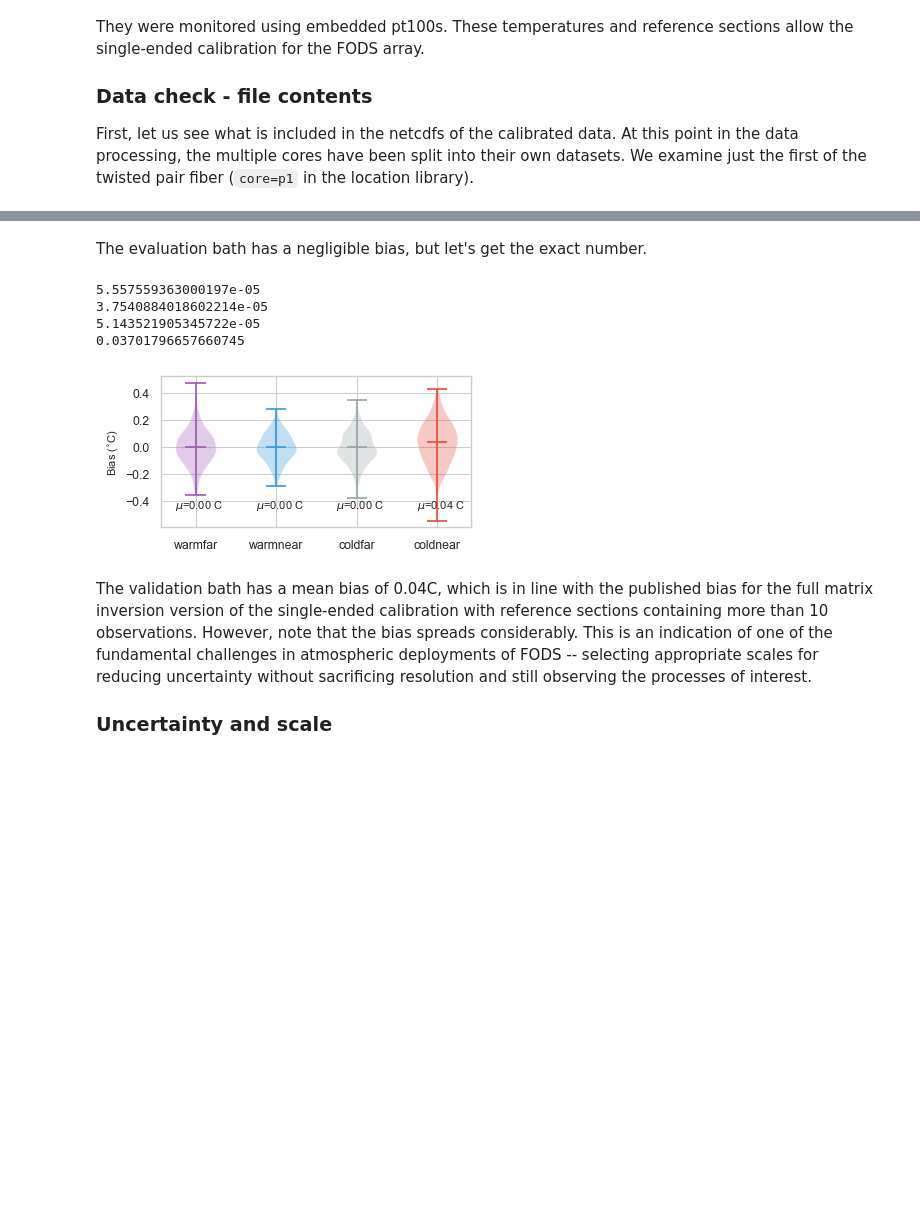
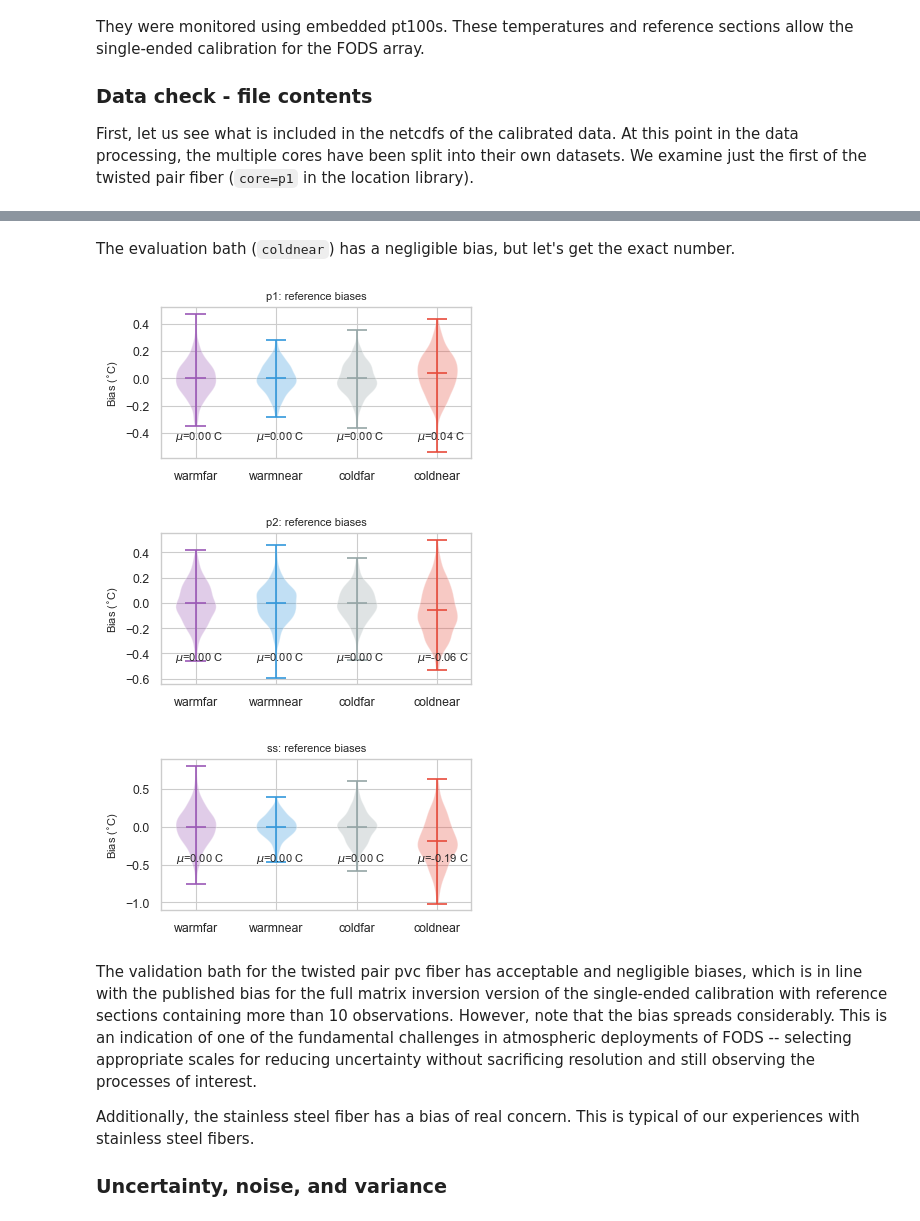
Before and after one commit to klapo/pyfocs, a Jupyter notebook: example/pyfocs_ex2_calibcheck.ipynb, the cells around one changed output, grey strips where cells are left out. Cells and saved outputs as stored; diff of their text form; code cells hidden in the pictures; blank space fills up the shorter version.

Commit message:
Updating the example
Problem with the looping through files for multicore fiber. There is
also a problem in how it saves the stainless steel heated/unheated
sections.

```diff
--- a/example/pyfocs_ex2_calibcheck.ipynb
+++ b/example/pyfocs_ex2_calibcheck.ipynb
@@ -145,0 +129,18 @@ Data variables:
+# %%
+os.chdir(dir_data_cal)
+
+# Open each cores calibrated datset
+# smpl_data = []
+# smpl_data.append(xr.open_dataset('example_cal_channel 1_20190722-0000_p1.nc'))
+# smpl_data.append(xr.open_dataset('example_cal_channel 1_20190722-0000_p2.nc'))
+# smpl_data.append(xr.open_dataset('example_cal_channel 1_20190722-0000_ss.nc'))
+# # Concatenate along the LAF dimension. The load function stops xarray from
+# # doing some stupid lazy loading computations.
+# smpl_data = xr.concat(smpl_data, dim='LAF').load()
+
+smpl_data = {}
+smpl_data['p1'] = xr.open_dataset('example_cal_channel 1_20190722-0000_p1.nc')
+smpl_data['p2'] = xr.open_dataset('example_cal_channel 1_20190722-0000_p2.nc')
+smpl_data['ss'] = xr.open_dataset('example_cal_channel 1_20190722-0000_ss.nc')
+
+print(smpl_data['p1'])
@@ -196,35 +223,37 @@ fig.tight_layout()
 # %% [markdown]
-The evaluation bath has a negligible bias, but let's get the exact number.
+The evaluation bath (`coldnear`) has a negligible bias, but let's get the exact number.
 # %%
-fig, ax = plt.subplots(1, 1, figsize=(4, 2))
-c = 'p1'
-for bn_num, bn in enumerate(bath_names):
-    bath_start = phys_locs[bn]['LAF'][c][0]
-    bath_end = phys_locs[bn]['LAF'][c][1]
+for c in cores:
+    fig, ax = plt.subplots(1, 1, figsize=(4, 2))
+    ds = smpl_data[c]
 
-    ds_bath = smpl_data.sel(LAF=slice(bath_start,
-                                      bath_end))
-    # The reference probe values
-    if 'warm' in bn:
-        probe_name = 'warmProbe'
-    elif 'cold' in bn:
-        probe_name = 'coldProbe'
-    probe = smpl_data_mean[probe_name]
-    bias = (ds_bath.cal_temp - probe)
-    print(bias.mean(dim='time').mean(dim='LAF').values)
-    ax.violinplot(bias.values.flatten(), [bn_num], showmeans=True)
-    ax.text(bn_num - 0.25, -0.45, '$\mu$={:01.2f} C'.format(bias.mean(dim='time').mean(dim='LAF').values))
+    for bn_num, bn in enumerate(bath_names):
+        bath_start = phys_locs[bn]['LAF'][c][0]
+        bath_end = phys_locs[bn]['LAF'][c][1]
 
-ax.set_ylabel('Bias ($^{\circ}$C)')
-ax.set_xticks([0, 1, 2, 3])
-ax.set_xticklabels(bath_names);
+        ds_bath = ds.sel(LAF=slice(bath_start,
+                                   bath_end))
+        # The reference probe values
+        if 'warm' in bn:
+            probe_name = 'warmProbe'
+        elif 'cold' in bn:
+            probe_name = 'coldProbe'
+        probe = ds[probe_name]
+        bias = (ds_bath.cal_temp - probe)
+        ax.violinplot(bias.values.flatten(), [bn_num], showmeans=True)
+        ax.text(bn_num - 0.25, -0.45, '$\mu$={:01.2f} C'.format(bias.mean(dim='time').mean(dim='LAF').values))
+
+    ax.set_ylabel('Bias ($^{\circ}$C)')
+    ax.set_xticks([0, 1, 2, 3])
+    ax.set_xticklabels(bath_names);
+    ax.set_title(c + ': reference biases')
 # %% [output]
-5.557559363000197e-05
-3.7540884018602214e-05
-5.143521905345722e-05
-0.03701796657660745
-[figure, old version]
+[figure, new version]
+[figure, added]
+[figure, added]
 # %% [markdown]
-The validation bath has a mean bias of 0.04C, which is in line with the published bias for the full matrix inversion version of the single-ended calibration with reference sections containing more than 10 observations. However, note that the bias spreads considerably. This is an indication of one of the fundamental challenges in atmospheric deployments of FODS -- selecting appropriate scales for reducing uncertainty without sacrificing resolution and still observing the processes of interest.
+The validation bath for the twisted pair pvc fiber has acceptable and negligible biases, which is in line with the published bias for the full matrix inversion version of the single-ended calibration with reference sections containing more than 10 observations. However, note that the bias spreads considerably. This is an indication of one of the fundamental challenges in atmospheric deployments of FODS -- selecting appropriate scales for reducing uncertainty without sacrificing resolution and still observing the processes of interest.
 
-### Uncertainty and scale
+Additionally, the stainless steel fiber has a bias of real concern. This is typical of our experiences with stainless steel fibers.
+
+### Uncertainty, noise, and variance
```
Also changed, not shown: parts of 13 cells of this notebook, 7 other files.
